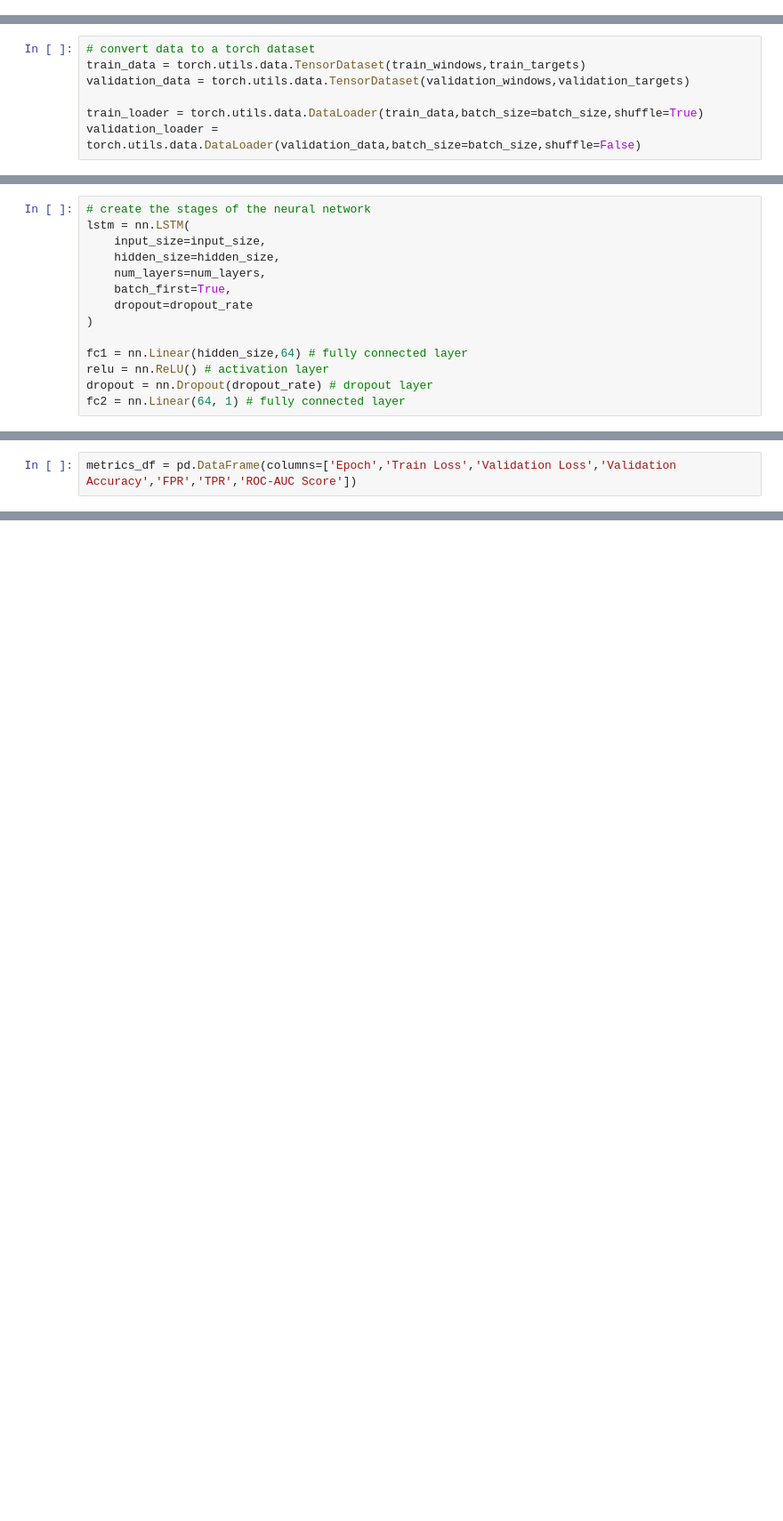
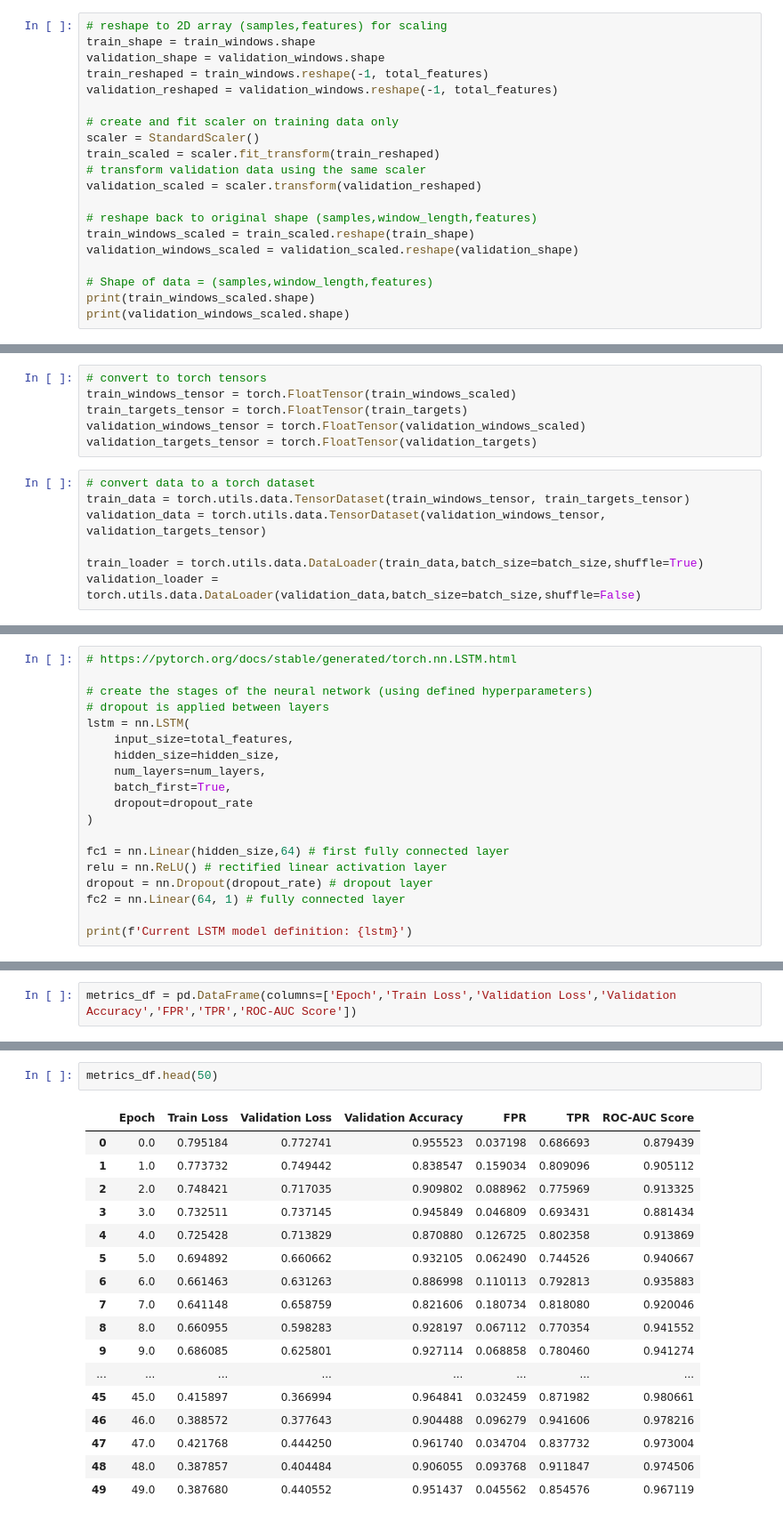
Before and after one commit to erich-m/multisource_ML_research, a Jupyter notebook: code/ml_training/rnn.ipynb, the cells around one changed output, grey strips where cells are left out. Shown at 89% size. Cells and saved outputs as stored; diff of their text form; blank space fills up the shorter version.

```diff
--- a/code/ml_training/rnn.ipynb
+++ b/code/ml_training/rnn.ipynb
@@ -160,0 +195,20 @@ validation_targets = targets[validation_indices]
+# %%
+# reshape to 2D array (samples,features) for scaling
+train_shape = train_windows.shape
+validation_shape = validation_windows.shape
+train_reshaped = train_windows.reshape(-1, total_features)
+validation_reshaped = validation_windows.reshape(-1, total_features)
+
+# create and fit scaler on training data only
+scaler = StandardScaler()
+train_scaled = scaler.fit_transform(train_reshaped)
+# transform validation data using the same scaler
+validation_scaled = scaler.transform(validation_reshaped)
+
+# reshape back to original shape (samples,window_length,features)
+train_windows_scaled = train_scaled.reshape(train_shape)
+validation_windows_scaled = validation_scaled.reshape(validation_shape)
+
+# Shape of data = (samples,window_length,features)
+print(train_windows_scaled.shape)
+print(validation_windows_scaled.shape)
@@ -161,7 +222,13 @@ validation_targets = targets[validation_indices]
+# %%
+# convert to torch tensors
+train_windows_tensor = torch.FloatTensor(train_windows_scaled)
+train_targets_tensor = torch.FloatTensor(train_targets)
+validation_windows_tensor = torch.FloatTensor(validation_windows_scaled)
+validation_targets_tensor = torch.FloatTensor(validation_targets)
 # %%
 # convert data to a torch dataset
-train_data = torch.utils.data.TensorDataset(train_windows,train_targets)
-validation_data = torch.utils.data.TensorDataset(validation_windows,validation_targets)
+train_data = torch.utils.data.TensorDataset(train_windows_tensor, train_targets_tensor)
+validation_data = torch.utils.data.TensorDataset(validation_windows_tensor, validation_targets_tensor)
 
 train_loader = torch.utils.data.DataLoader(train_data,batch_size=batch_size,shuffle=True)
 validation_loader = torch.utils.data.DataLoader(validation_data,batch_size=batch_size,shuffle=False)
@@ -174,14 +237,19 @@ print(input_size)
 # %%
-# create the stages of the neural network
+# https://pytorch.org/docs/stable/generated/torch.nn.LSTM.html
+
+# create the stages of the neural network (using defined hyperparameters)
+# dropout is applied between layers
 lstm = nn.LSTM(
-    input_size=input_size,
+    input_size=total_features,
     hidden_size=hidden_size,
     num_layers=num_layers,
     batch_first=True,
     dropout=dropout_rate
 )
 
-fc1 = nn.Linear(hidden_size,64) # fully connected layer
-relu = nn.ReLU() # activation layer
+fc1 = nn.Linear(hidden_size,64) # first fully connected layer
+relu = nn.ReLU() # rectified linear activation layer
 dropout = nn.Dropout(dropout_rate) # dropout layer
 fc2 = nn.Linear(64, 1) # fully connected layer
+
+print(f'Current LSTM model definition: {lstm}')
@@ -339,0 +437,20 @@ plt.show()
+# %%
+metrics_df.head(50)
+# %% [output]
+|  | Epoch | Train Loss | Validation Loss | Validation Accuracy | FPR | TPR | ROC-AUC Score |
+| 0 | 0.0 | 0.795184 | 0.772741 | 0.955523 | 0.037198 | 0.686693 | 0.879439 |
+| 1 | 1.0 | 0.773732 | 0.749442 | 0.838547 | 0.159034 | 0.809096 | 0.905112 |
+| 2 | 2.0 | 0.748421 | 0.717035 | 0.909802 | 0.088962 | 0.775969 | 0.913325 |
+| 3 | 3.0 | 0.732511 | 0.737145 | 0.945849 | 0.046809 | 0.693431 | 0.881434 |
+| 4 | 4.0 | 0.725428 | 0.713829 | 0.870880 | 0.126725 | 0.802358 | 0.913869 |
+| 5 | 5.0 | 0.694892 | 0.660662 | 0.932105 | 0.062490 | 0.744526 | 0.940667 |
+| 6 | 6.0 | 0.661463 | 0.631263 | 0.886998 | 0.110113 | 0.792813 | 0.935883 |
+| 7 | 7.0 | 0.641148 | 0.658759 | 0.821606 | 0.180734 | 0.818080 | 0.920046 |
+| 8 | 8.0 | 0.660955 | 0.598283 | 0.928197 | 0.067112 | 0.770354 | 0.941552 |
+| 9 | 9.0 | 0.686085 | 0.625801 | 0.927114 | 0.068858 | 0.780460 | 0.941274 |
+| ... | ... | ... | ... | ... | ... | ... | ... |
+| 45 | 45.0 | 0.415897 | 0.366994 | 0.964841 | 0.032459 | 0.871982 | 0.980661 |
+| 46 | 46.0 | 0.388572 | 0.377643 | 0.904488 | 0.096279 | 0.941606 | 0.978216 |
+| 47 | 47.0 | 0.421768 | 0.444250 | 0.961740 | 0.034704 | 0.837732 | 0.973004 |
+| 48 | 48.0 | 0.387857 | 0.404484 | 0.906055 | 0.093768 | 0.911847 | 0.974506 |
+| 49 | 49.0 | 0.387680 | 0.440552 | 0.951437 | 0.045562 | 0.854576 | 0.967119 |
```
Also changed, not shown: parts of 31 cells of this notebook, 4 other files.
